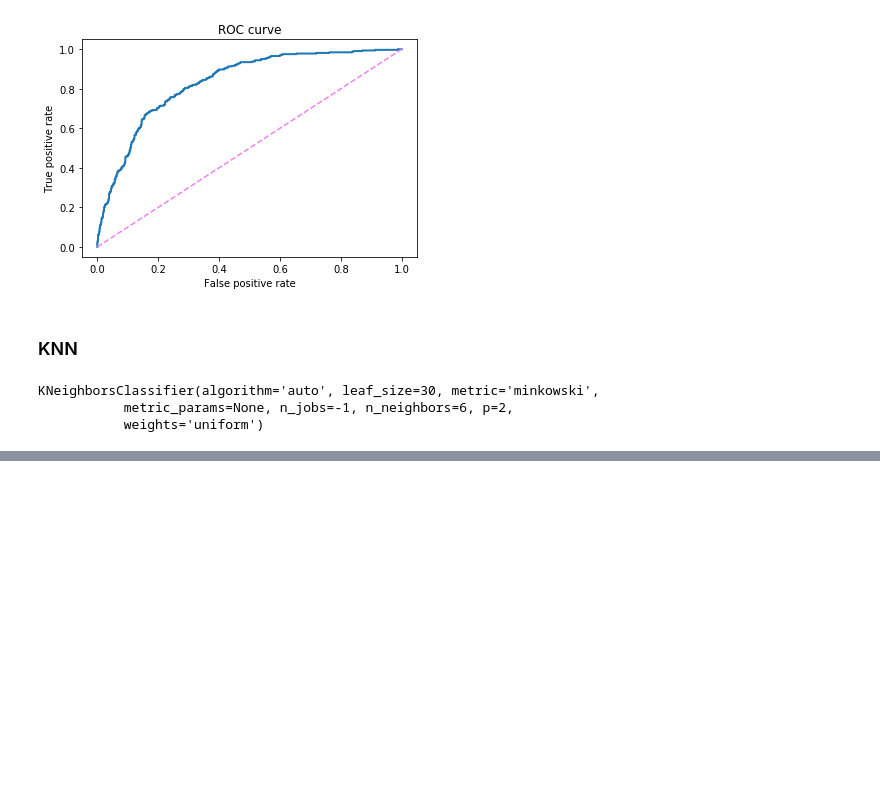
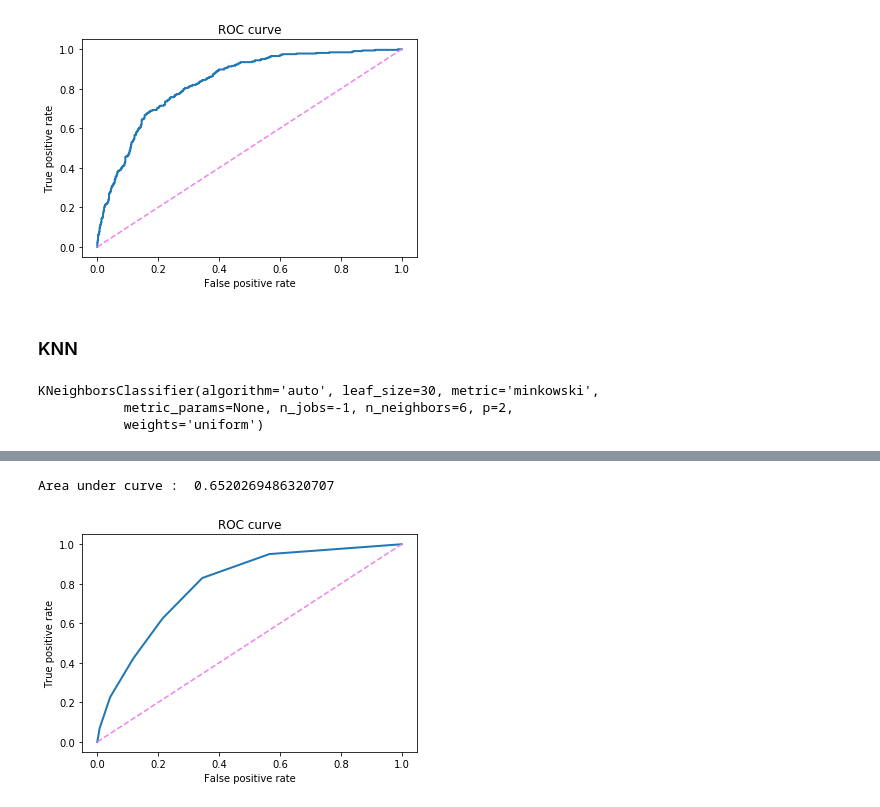
Before and after one commit to robinleoknauth/customer_churn_project, a Jupyter notebook: Customer_Churn_preprocessing_and_DA.ipynb, the cells around one changed output, grey strips where cells are left out. Cells and saved outputs as stored; diff of their text form; code cells hidden in the pictures; blank space fills up the shorter version.

```diff
--- a/Customer_Churn_preprocessing_and_DA.ipynb
+++ b/Customer_Churn_preprocessing_and_DA.ipynb
@@ -398,6 +400,6 @@ KNeighborsClassifier(algorithm='auto', leaf_size=30, metric='minkowski',
            metric_params=None, n_jobs=-1, n_neighbors=6, p=2,
            weights='uniform')
 # %%
-predictions   = knn.predict(test_X)
-probabilities = knn.predict_proba(test_X)
+predictions   = knn.predict(val_X)
+probabilities = knn.predict_proba(val_X)
 # %%
@@ -405,0 +420,19 @@ print("Accuracy Score   : ",accuracy_score(testing_y,predictions))
+# %%
+
+model_roc_auc = roc_auc_score(val_Y,predictions)
+print ("Area under curve : ",model_roc_auc,"\n")
+
+fpr, tpr, thresholds = roc_curve(val_Y, probabilities[:,1])
+
+plt.plot(fpr, tpr, lw = 2)
+plt.plot([0,1],[0,1], c='violet', ls='--')
+plt.xlim([-0.05,1.05])
+plt.ylim([-0.05,1.05])
+
+
+plt.xlabel('False positive rate')
+plt.ylabel('True positive rate')
+plt.title('ROC curve');
+# %% [output]
+Area under curve :  0.6520269486320707
+[figure, added]
```
Also changed, not shown: parts of 2 cells of this notebook.
